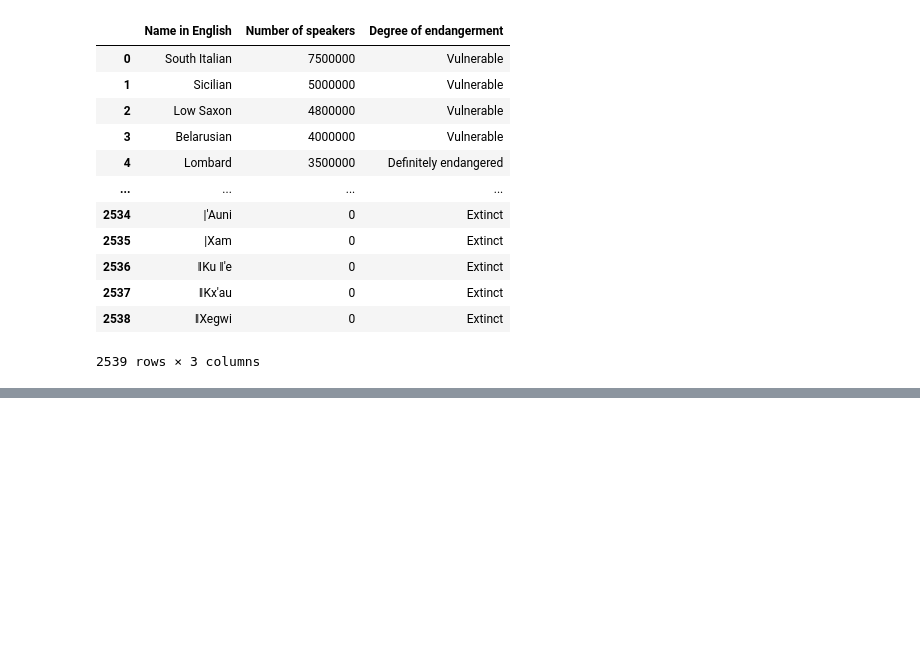
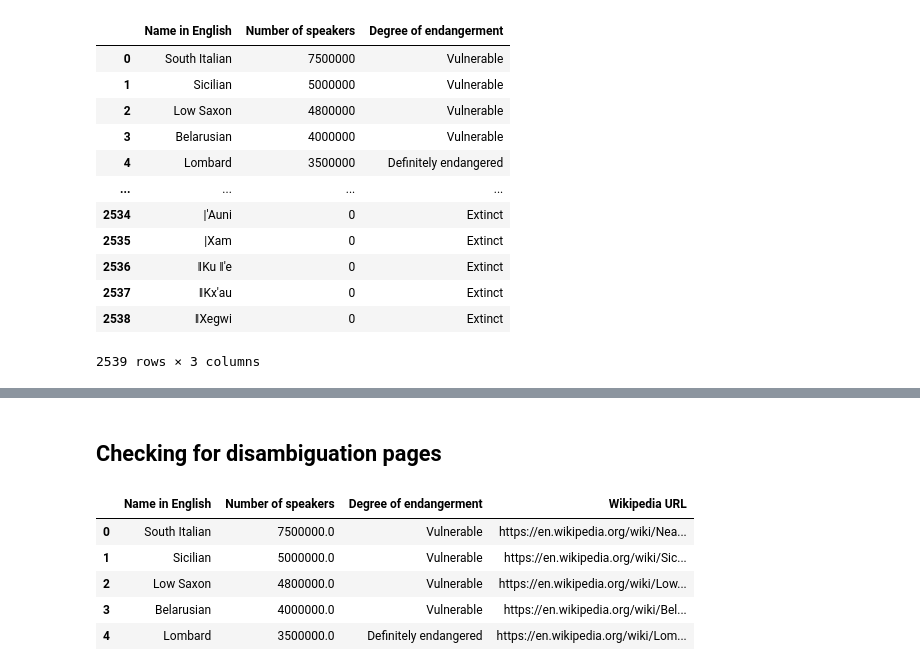
Before and after one commit to gcwarren/LanguageStatusVisualizationProject, a Jupyter notebook: extinct_languages_updated.ipynb, the cells around one changed output, grey strips where cells are left out. Cells and saved outputs as stored; diff of their text form; code cells hidden in the pictures; blank space fills up the shorter version.

Commit message:
Clean up + Dealing with disambiguation pages

```diff
--- a/extinct_languages_updated.ipynb
+++ b/extinct_languages_updated.ipynb
@@ -1511,2 +1460,39 @@ Name: count, Length: 2266, dtype: int64
 # %%
 data.to_csv('extinct_languages_with_links.csv', index=False)
+# %% [markdown]
+## Checking for disambiguation pages
+# %%
+data = data.dropna()
+# %%
+data.loc[96, 'Wikipedia URL'] = data.loc[96, 'Wikipedia URL']
+# %%
+data.at[96, 'Wikipedia URL'] = data.at[96, 'Wikipedia URL']
+# %%
+import requests
+from bs4 import BeautifulSoup
+from tqdm import tqdm
+
+for index, row in tqdm(data.iterrows()):
+    url = row['Wikipedia URL']
+    response = requests.get(url)
+    if response.status_code != 200:
+        # print('Status NOT 200 - Language:', row['Name in English'], 'URL:', row['Wikipedia URL'])
+        pass
+    else:
+        # check link with title Help:Category
+        soup = BeautifulSoup(response.text, 'html.parser')
+
+        # Get all links with title = Help:Category
+        relevant_links = soup.find_all('a', title='Help:Category')
+        if relevant_links[0].text == 'Category':
+            # print('Appending lang to URL - Language:', row['Name in English'], 'URL:', row['Wikipedia URL'])
+            data.at[index, 'Wikipedia URL'] = data.at[index, 'Wikipedia URL'] + '_language'
+# %%
+data.to_csv('extinct_languages_with_links.csv', index=False)
+# %% [output]
+|  | Name in English | Number of speakers | Degree of endangerment | Wikipedia URL |
+| 0 | South Italian | 7500000.0 | Vulnerable | https://en.wikipedia.org/wiki/Nea... |
+| 1 | Sicilian | 5000000.0 | Vulnerable | https://en.wikipedia.org/wiki/Sic... |
+| 2 | Low Saxon | 4800000.0 | Vulnerable | https://en.wikipedia.org/wiki/Low... |
+| 3 | Belarusian | 4000000.0 | Vulnerable | https://en.wikipedia.org/wiki/Bel... |
+| 4 | Lombard | 3500000.0 | Definitely endangered | https://en.wikipedia.org/wiki/Lom... |
```
Also changed, not shown: parts of 9 cells of this notebook, 1 other file.
